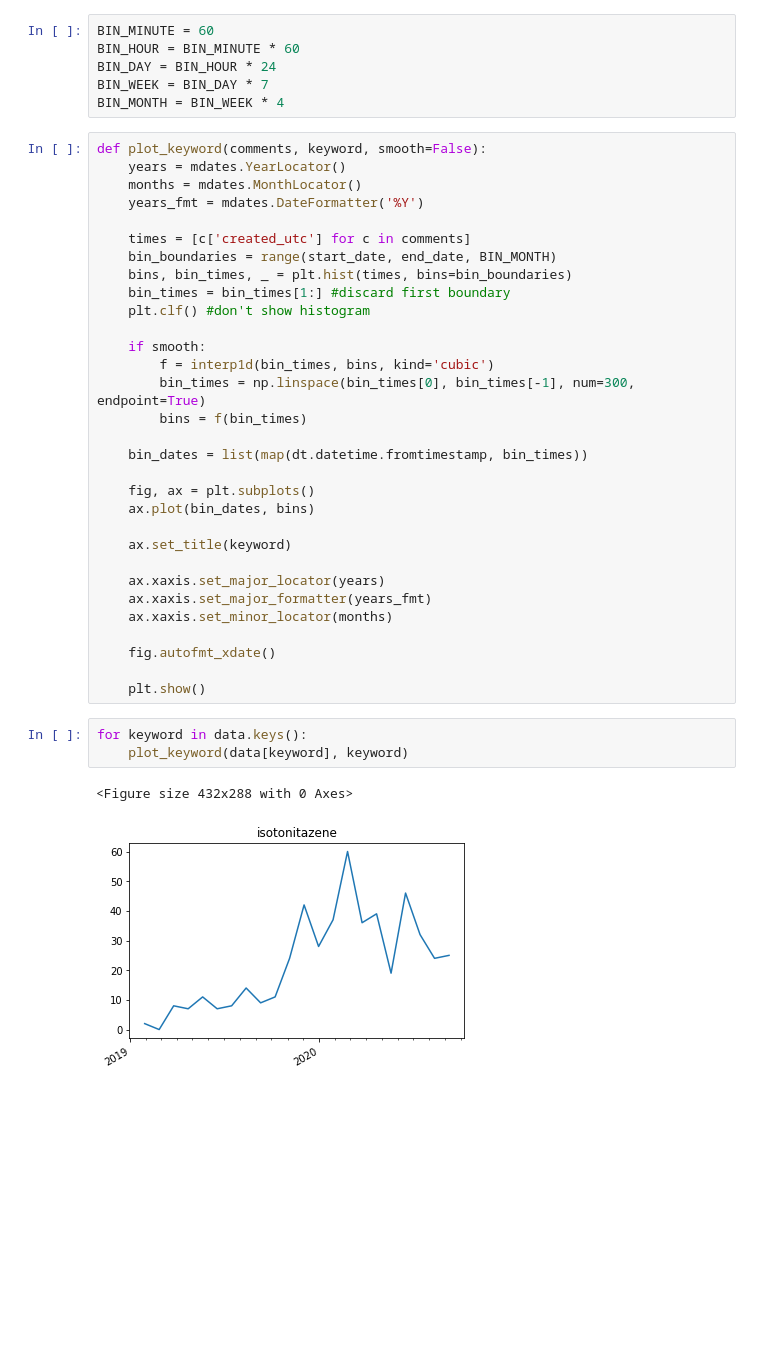
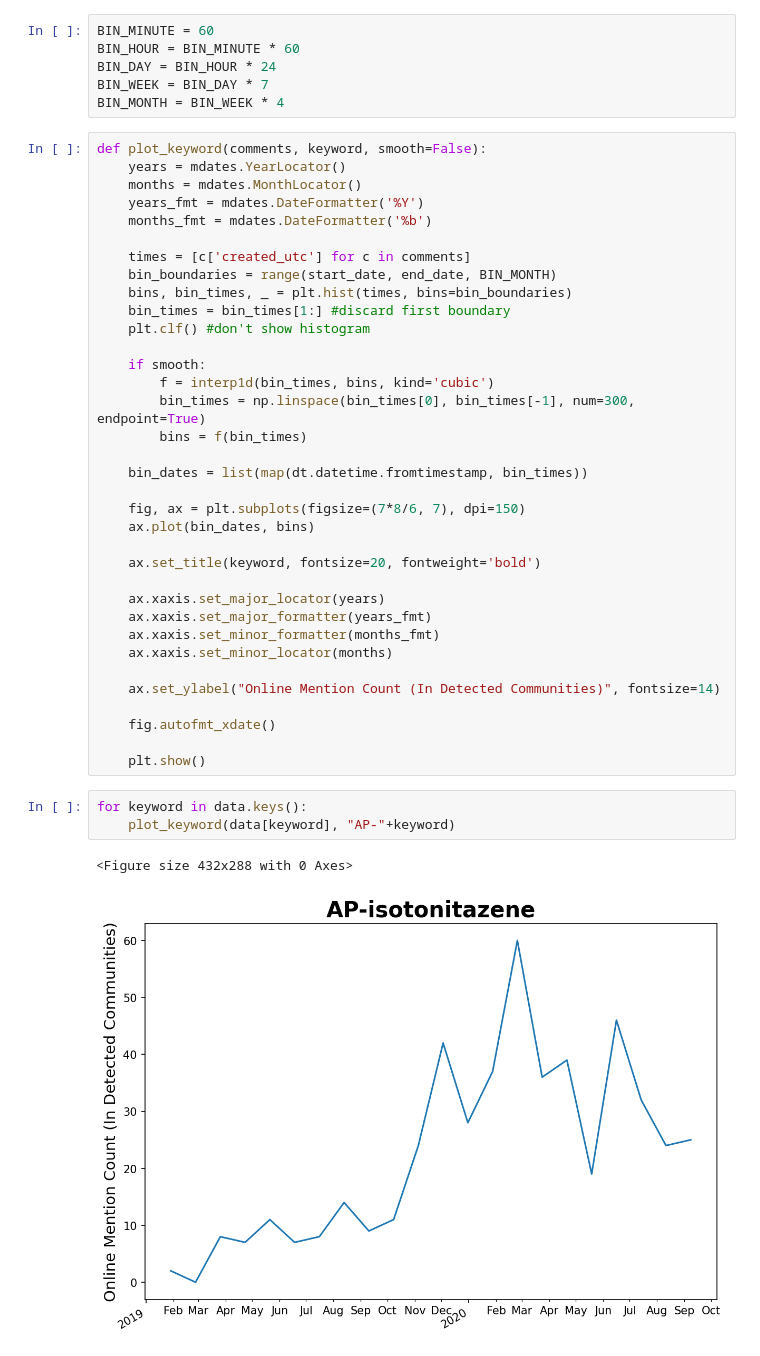
Before and after one commit to DanielVanZant/ndewsredditscraper, a Jupyter notebook: pushshift_search.ipynb, the cells around one changed output. Drawn from its saved outputs; the diff is of its cells as text; blank space fills up the shorter version.

```diff
--- a/pushshift_search.ipynb
+++ b/pushshift_search.ipynb
@@ -31,6 +31,7 @@ def plot_keyword(comments, keyword, smooth=False):
     years = mdates.YearLocator()
     months = mdates.MonthLocator()
     years_fmt = mdates.DateFormatter('%Y')
+    months_fmt = mdates.DateFormatter('%b')
 
     times = [c['created_utc'] for c in comments]
     bin_boundaries = range(start_date, end_date, BIN_MONTH)
@@ -45,22 +46,25 @@ def plot_keyword(comments, keyword, smooth=False):
 
     bin_dates = list(map(dt.datetime.fromtimestamp, bin_times))
 
-    fig, ax = plt.subplots()
+    fig, ax = plt.subplots(figsize=(7*8/6, 7), dpi=150)
     ax.plot(bin_dates, bins)
 
-    ax.set_title(keyword)
+    ax.set_title(keyword, fontsize=20, fontweight='bold')
 
     ax.xaxis.set_major_locator(years)
     ax.xaxis.set_major_formatter(years_fmt)
+    ax.xaxis.set_minor_formatter(months_fmt)
     ax.xaxis.set_minor_locator(months)
+
+    ax.set_ylabel("Online Mention Count (In Detected Communities)", fontsize=14)
 
     fig.autofmt_xdate()
 
     plt.show()
 # %%
 for keyword in data.keys():
-    plot_keyword(data[keyword], keyword)
+    plot_keyword(data[keyword], "AP-"+keyword)
 # %% [output]
 <Figure size 432x288 with 0 Axes>
-[figure, old version]
+[figure, new version]
 <Figure size 432x288 with 0 Axes>
```
Also changed, not shown: parts of 1 cell of this notebook, 1 other file.
